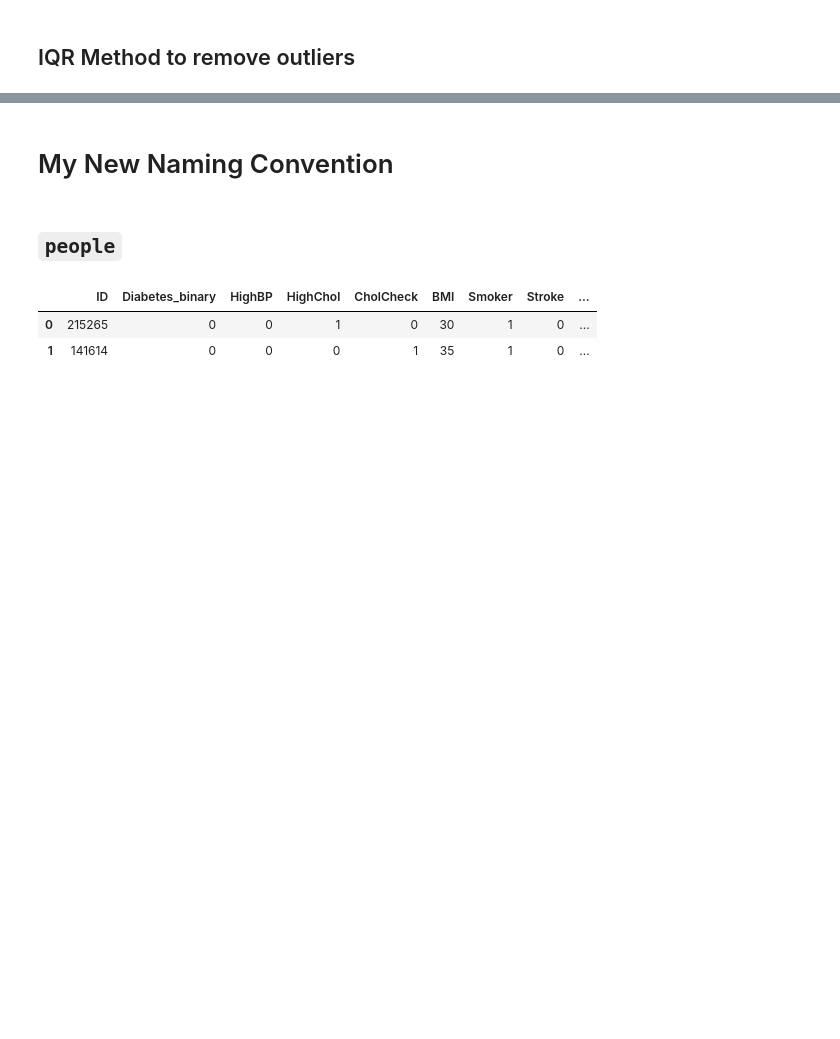
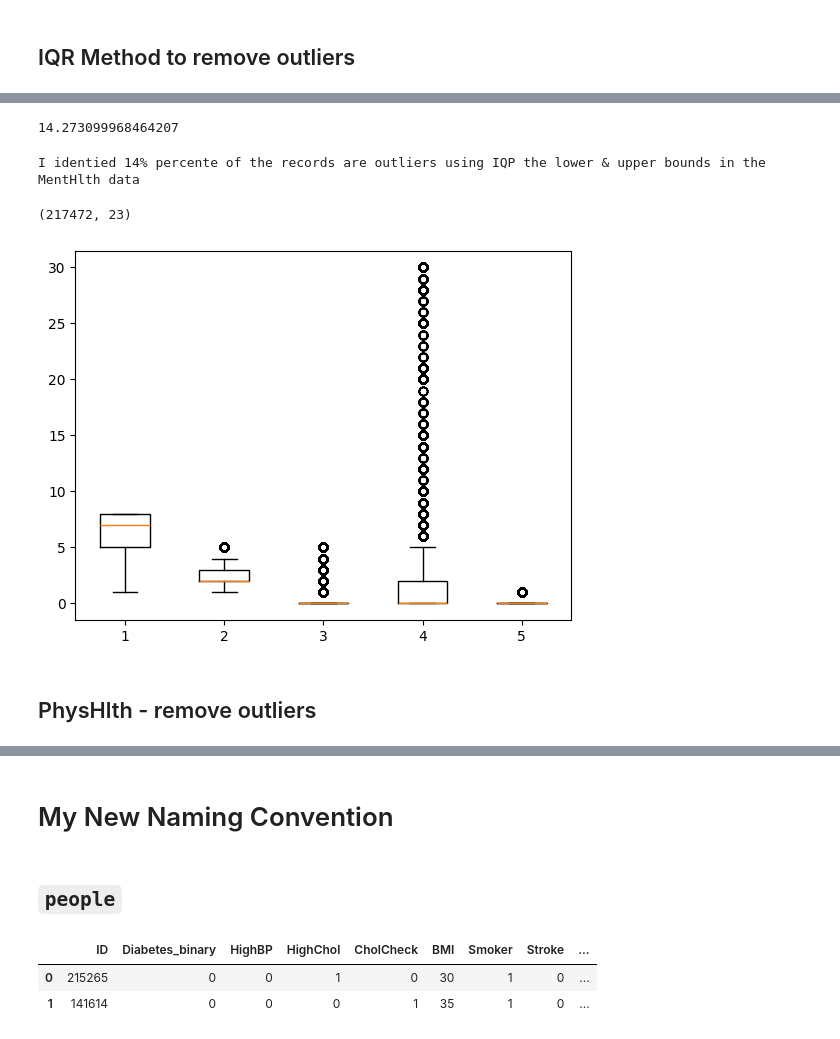
Before and after one commit to yourexodus/capstone_CDC, a Jupyter notebook: Feature_Engineering.ipynb, the cells around one changed output, grey strips where cells are left out. Saved outputs shown, nothing was run; the diff lists cells and outputs as text; code cells hidden in the pictures; blank space fills up the shorter version.

```diff
--- a/Feature_Engineering.ipynb
+++ b/Feature_Engineering.ipynb
@@ -75,0 +89,3 @@ df[['Income','GenHlth','MentHlth','PhysHlth','DiffWalk']].describe()
+# %%
+IQR = Q3 - Q1
+IQR
@@ -75,0 +96,4 @@ df[['Income','GenHlth','MentHlth','PhysHlth','DiffWalk']].describe()
+# %%
+lower_limit = Q1 - 1.5*IQR
+upper_limit = Q3 + 1.5*IQR
+lower_limit, upper_limit
@@ -75,0 +123,25 @@ df[['Income','GenHlth','MentHlth','PhysHlth','DiffWalk']].describe()
+# %%
+result = (36208/253680)* 100
+result
+# %% [output]
+14.273099968464207
+# %%
+print(f'I identied {result:.0f}% percente of the records are outliers using IQP the lower & upper bounds in the MentHlth data')
+# %% [output]
+I identied 14% percente of the records are outliers using IQP the lower & upper bounds in the MentHlth data
+# %%
+### Remove the outliers from the original dataframe
+df_result = df[(df['MentHlth'] >= lower_limit) & (df['MentHlth'] <= upper_limit)]
+# %%
+df_result.shape
+# %% [output]
+(217472, 23)
+# %%
+df = df_result
+# %%
+#box plot columns in the data to show large variances in data
+plt.boxplot(df[['Income','GenHlth','MentHlth','PhysHlth','DiffWalk']]);
+# %% [output]
+[figure, added]
+# %% [markdown]
+## PhysHlth - remove outliers
```
Also changed, not shown: parts of 32 cells of this notebook, 4 other files.
